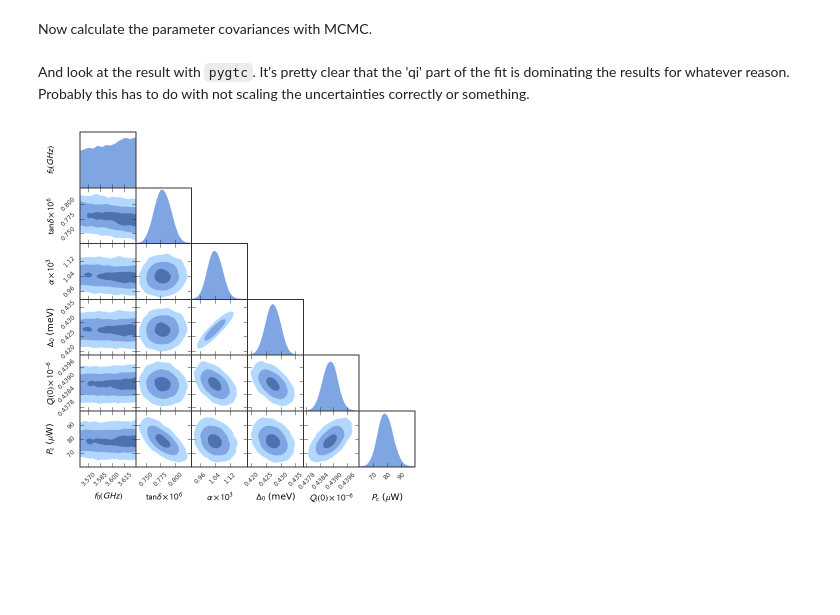
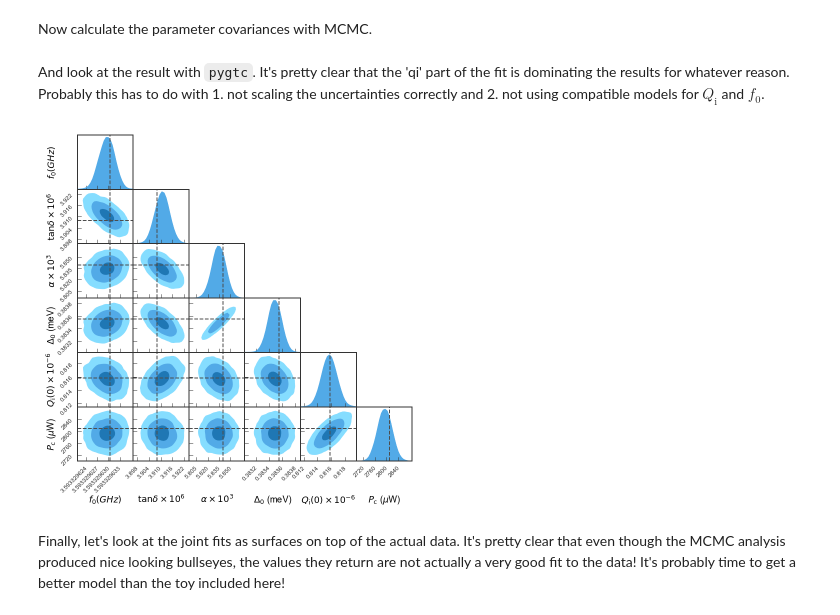
Before and after one commit to FaustinCarter/scraps, a Jupyter notebook: Example3_FiguresForManuscript.ipynb, the cells around one changed output. Cells and saved outputs as stored; diff of their text form; code cells hidden in the pictures; blank space fills up the shorter version.

Commit message:
Update Example3 in docs to be py3 compatible and fix up some of the code to reflect changes to plotting routines

```diff
--- a/Example3_FiguresForManuscript.ipynb
+++ b/Example3_FiguresForManuscript.ipynb
@@ -90,21 +92,25 @@ If you have a .pickle file from a previous run, you can load it up with this cel
 # %%
 #Load resLists from a pickle file
 fName = './saved_data.pickle'
-f = open(fName, 'rb')
-resLists = cPickle.load(f)
-f.close()
+with open(fName, 'rb') as f:
+    resLists = pickle.load(f)
 # %% [markdown]
 Now we can make a plot of the traces.
 ===
 # %%
-fig1a = scr.plotResListData(resLists['RES-1'],
+from importlib import reload
+scr.plot_tools = reload(scr.plot_tools)
+
+fig1a = scr.plot_tools.plotResListData(resLists['RES-1'],
                             plot_types=['IQ', 'LogMag', 'uPhase'],
                             detrend_phase = True,
                             plot_fits = [True, False, False],
                             color_by='temps',
                             num_cols = 3,
                             fig_size=3,
-                            powers = [-55])
+                            powers = [-55],
+                            #the fit defaults to a thick dashed line. Small plots are nicer with a thinner line
+                            fit_kwargs={'linestyle':'--', 'color':'k', 'linewidth':1})
 
 #Uncomment to save the figure
 #fig1a.savefig('fig1a.pdf')
@@ -185,7 +191,7 @@ Now, in order to look at the fit parameters as a function of power and/or temper
 #Each of these objects will be a dict of pandas DataFrames
 
 resSweeps = {}
-for resName, resList in resLists.iteritems():
+for resName, resList in resLists.items():
     resSweeps[resName] = scr.ResonatorSweep(resList, index='block')
 
 #Look at the uncertainties on the best-fit frequencie
@@ -355,7 +361,7 @@ f0_mcmc_chain = resSweeps['RES-1'].emcee_results['f0'].flatchain.copy()
 
 #Grab the best-fit values from the least-squares run
 f0_lmfit_truths = [val for key, val in
-    resSweeps['RES-1'].lmfit_results['f0'].params.valuesdict().iteritems()]
+    resSweeps['RES-1'].lmfit_results['f0'].params.valuesdict().items()]
 
 #Scale the parameters for nicer viewing
 mults = [1e9, 1e-6, 1e-3, 1e-3]
@@ -386,7 +392,7 @@ qi_mcmc_chain = resSweeps['RES-1'].emcee_results['qi'].flatchain.copy()
 
 #Grab the best-fit values from the least-squares run
 qi_lmfit_truths = [val for key, val in
-    resSweeps['RES-1'].lmfit_results['qi'].params.valuesdict().iteritems()]
+    resSweeps['RES-1'].lmfit_results['qi'].params.valuesdict().items()]
 
 #Scale the parameters for nicer viewing
 mults = [1e9, 1e-6, 1e-3, 1e-3, 1e6, 1e-6]
@@ -441,31 +447,38 @@ resSweeps['RES-1'].do_emcee(['f0', 'qi'],
                                             'steps':1000,
                                             'burn':300})
 # %% [markdown]
-And look at the result with `pygtc`. It's pretty clear that the 'qi' part of the fit is dominating the results for whatever reason. Probably this has to do with not scaling the uncertainties correctly or something.
+And look at the result with `pygtc`. It's pretty clear that the 'qi' part of the fit is dominating the results for whatever reason. Probably this has to do with 1. not scaling the uncertainties correctly and 2. not using compatible models for $Q_\mathrm{i}$ and $f_0$.
 # %%
 #Get the resulting MCMC chain for the 'qi' fit
 f0qi_mcmc_chain = resSweeps['RES-1'].emcee_joint_results['f0+qi'].flatchain.copy()
+
+#Grab the best-fit values from the least-squares run
+f0qi_lmfit_truths = [val for key, val in
+    resSweeps['RES-1'].lmfit_joint_results['f0+qi'].params.valuesdict().items()]
 
 #Scale the parameters for nicer viewing
 mults = [1e9, 1e-6, 1e-3, 1e-3, 1e6, 1e-6]
 
 for ix, m in enumerate(mults):
     f0qi_mcmc_chain.T.iloc[ix]/=m
     f0qi_lmfit_truths[ix]/=m
 
 #Make some nicer labels than just the parameter keys
 f0qi_labels = ['$f_0 (GHz)$',
              '$\\tan \delta\\times10^{6}$',
              '$\\alpha\\times10^{3}$',
              '$\Delta_0$ (meV)',
             '$Q_\mathrm{i}(0)\\times10^{-6}$',
             '$P_\mathrm{c}$ ($\mu$W)']
 
 #Call pygtc to plot the figure
 fig2d = pygtc.plotGTC(f0qi_mcmc_chain,
+                        truths=f0qi_lmfit_truths,
                         paramNames=f0qi_labels,
                         GaussianConfLevels=True,
                         nConfidenceLevels=3,
                         figureSize=6)
 # %% [output]
-[figure, old version]
+[figure, new version]
+# %% [markdown]
+Finally, let's look at the joint fits as surfaces on top of the actual data. It's pretty clear that even though the MCMC analysis produced nice looking bullseyes, the values they return are not actually a very good fit to the data! It's probably time to get a better model than the toy included here!
```
Also changed, not shown: parts of 13 cells of this notebook, 44 other files.
